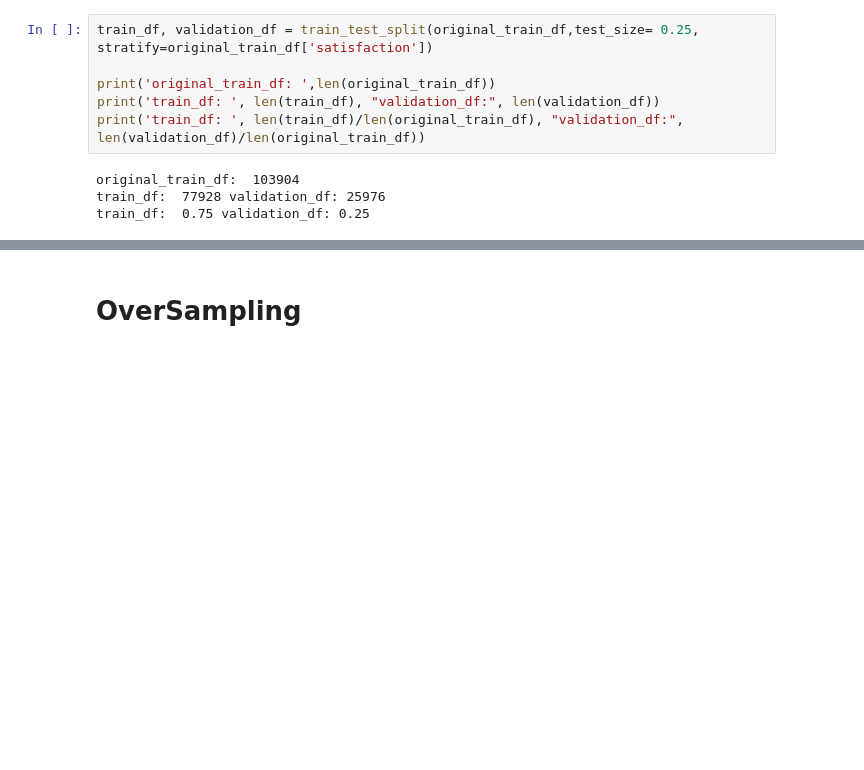
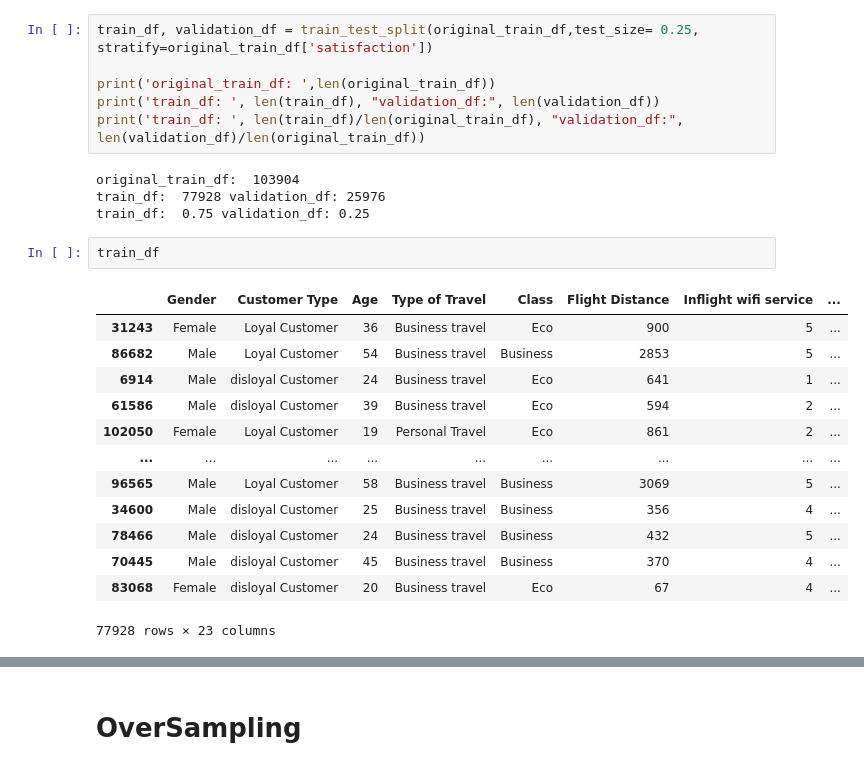
Before and after one commit to Charlesbr101/projeto-redes-neurais, a Jupyter notebook: main.ipynb, the cells around one changed output, grey strips where cells are left out. Saved outputs shown, nothing was run; the diff lists cells and outputs as text; blank space fills up the shorter version.

```diff
--- a/main.ipynb
+++ b/main.ipynb
@@ -32,3 +34,19 @@ print('train_df: ', len(train_df)/len(original_train_df), "validation_df:", len(
 original_train_df:  103904
 train_df:  77928 validation_df: 25976
 train_df:  0.75 validation_df: 0.25
+# %%
+train_df
+# %% [output]
+|  | Gender | Customer Type | Age | Type of Travel | Class | Flight Distance | Inflight wifi service | ... |
+| 31243 | Female | Loyal Customer | 36 | Business travel | Eco | 900 | 5 | ... |
+| 86682 | Male | Loyal Customer | 54 | Business travel | Business | 2853 | 5 | ... |
+| 6914 | Male | disloyal Customer | 24 | Business travel | Eco | 641 | 1 | ... |
+| 61586 | Male | disloyal Customer | 39 | Business travel | Eco | 594 | 2 | ... |
+| 102050 | Female | Loyal Customer | 19 | Personal Travel | Eco | 861 | 2 | ... |
+| ... | ... | ... | ... | ... | ... | ... | ... | ... |
+| 96565 | Male | Loyal Customer | 58 | Business travel | Business | 3069 | 5 | ... |
+| 34600 | Male | disloyal Customer | 25 | Business travel | Business | 356 | 4 | ... |
+| 78466 | Male | disloyal Customer | 24 | Business travel | Business | 432 | 5 | ... |
+| 70445 | Male | disloyal Customer | 45 | Business travel | Business | 370 | 4 | ... |
+| 83068 | Female | disloyal Customer | 20 | Business travel | Eco | 67 | 4 | ... |
+77928 rows × 23 columns
```
Also changed, not shown: parts of 11 cells of this notebook.
